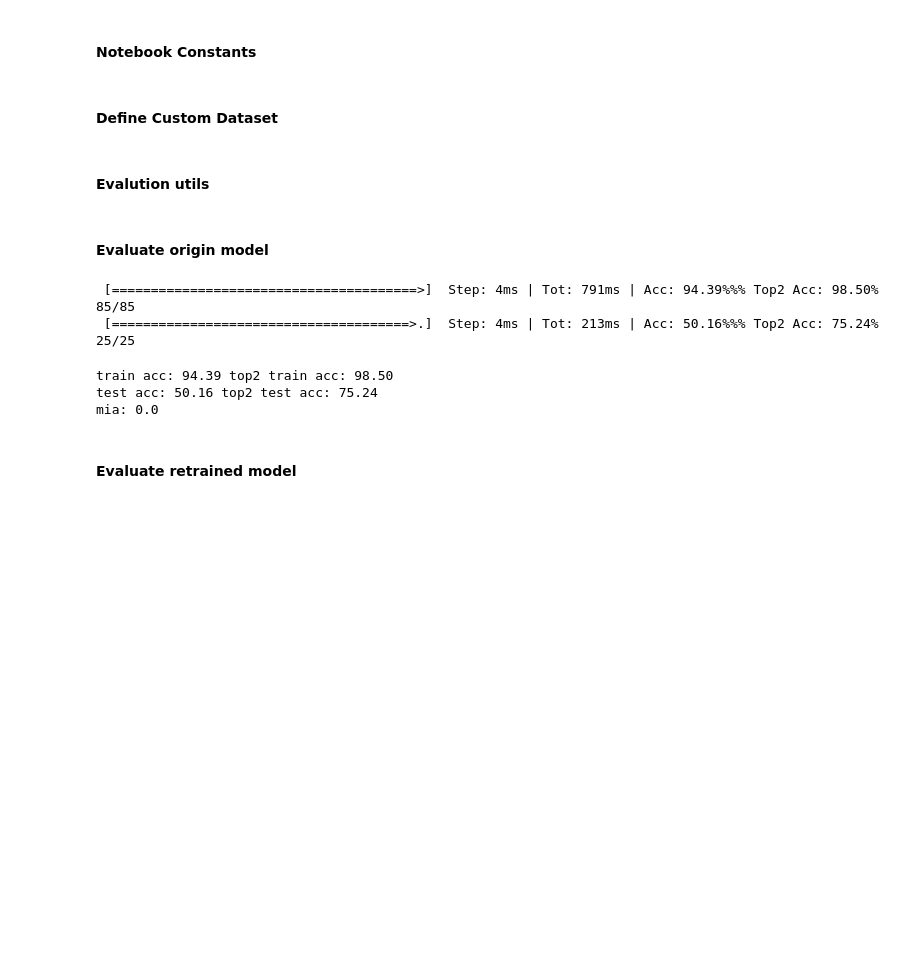
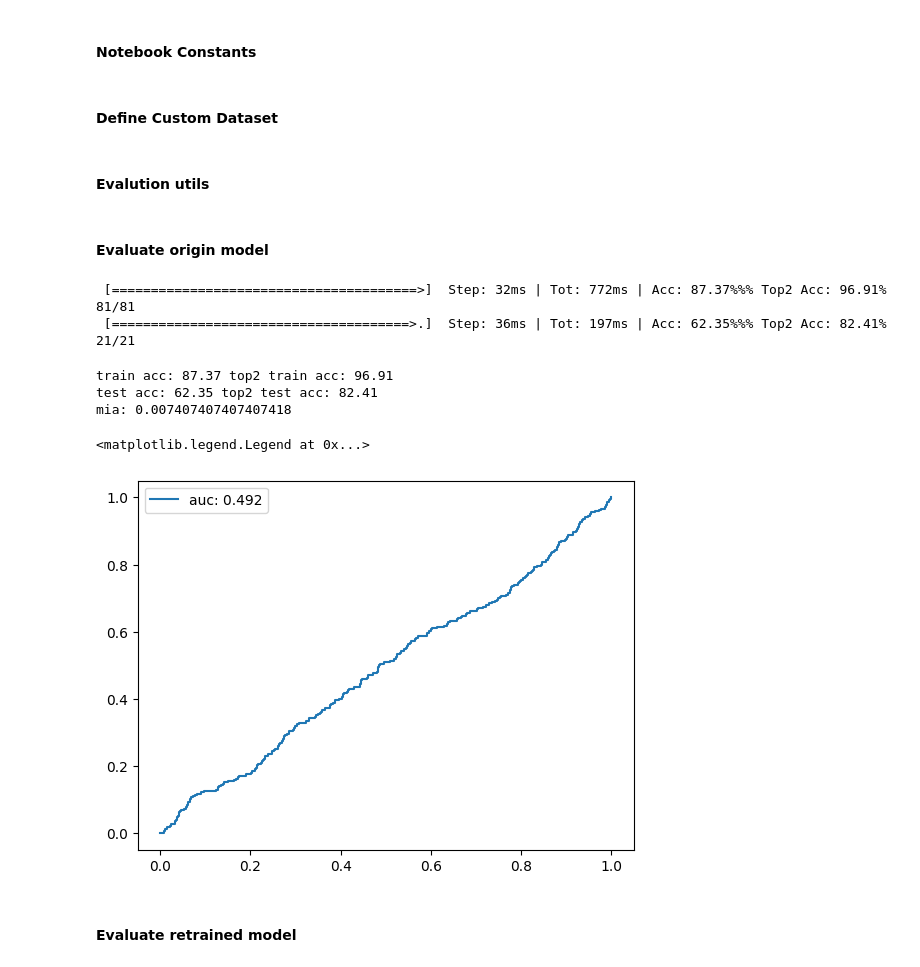
Before and after one commit to alexey-zhavoronkin/MachineUnlearningBenchMarks, a Jupyter notebook: 01_MUFAC/notebooks/03_unleaning.ipynb, the cells around one changed output. Saved outputs shown, nothing was run; the diff lists cells and outputs as text; code cells hidden in the pictures; blank space fills up the shorter version.

Commit message:
lira online works!

```diff
--- a/01_MUFAC/notebooks/03_unleaning.ipynb
+++ b/01_MUFAC/notebooks/03_unleaning.ipynb
@@ -113,7 +114,7 @@ def downstream_task_performance(model, dataloader):
 
     return 100*correct/total, 100*top2_correct/total
 # %%
-from MIA.score import get_logits, lira_offline
+from MIA.score import get_logits, lira_offline, lira_online
 
 def lira(target_net, forget_manifest_filename, retain_manifest_filename, data_split_filename=None):
 
@@ -177,7 +178,7 @@ def lira(target_net, forget_manifest_filename, retain_manifest_filename, data_sp
     if data_split is None:
         fnr, tnr, auc, low = lira_offline(target_logits, shadow_logits, labels, fix_variance=fix_variance)
     else:
-        in_datasets = [data_split[x.name] for x in dataset.filenames]
+        in_datasets = [data_split[x.name] for x in forget_dataset.filenames + retain_dataset.filenames]
         fnr, tnr, auc, low = lira_online(target_logits, shadow_logits, labels, in_datasets, fix_variance=fix_variance)
 
     return fnr, tnr, auc, low
@@ -202,18 +203,23 @@ def evaluate_unlearning(model):
 # %%
 model = load_model(PATH_TO_MODELS/'origin'/'state_dict.pth')
 model.to(DEVICE)
 
 train_acc, test_acc, mia = evaluate_unlearning(model)
 
 print(f'train acc: {train_acc[0]:.2f}', f'top2 train acc: {train_acc[1]:.2f}')
 print(f'test acc: {test_acc[0]:.2f}', f'top2 test acc: {test_acc[1]:.2f}')
 print(f'mia: {mia[-1]}')
+
+plt.plot(mia[0], mia[1], label=f'auc: {metrics.auc(mia[0], mia[1]):.3f}')
+plt.legend()
 # %% [output]
- [=======================================>]  Step: 4ms | Tot: 791ms | Acc: 94.39%%% Top2 Acc: 98.50% 85/85
- [======================================>.]  Step: 4ms | Tot: 213ms | Acc: 50.16%%% Top2 Acc: 75.24% 25/25
+ [=======================================>]  Step: 32ms | Tot: 772ms | Acc: 87.37%%% Top2 Acc: 96.91% 81/81
+ [======================================>.]  Step: 36ms | Tot: 197ms | Acc: 62.35%%% Top2 Acc: 82.41% 21/21
-train acc: 94.39 top2 train acc: 98.50
-test acc: 50.16 top2 test acc: 75.24
-mia: 0.0
+train acc: 87.37 top2 train acc: 96.91
+test acc: 62.35 top2 test acc: 82.41
+mia: 0.007407407407407418
+<matplotlib.legend.Legend at 0x...>
+[figure, added]
 # %% [markdown]
 #### <b>Evaluate retrained model</b>
 # %%
```
Also changed, not shown: parts of 3 cells of this notebook, 2 other files.
